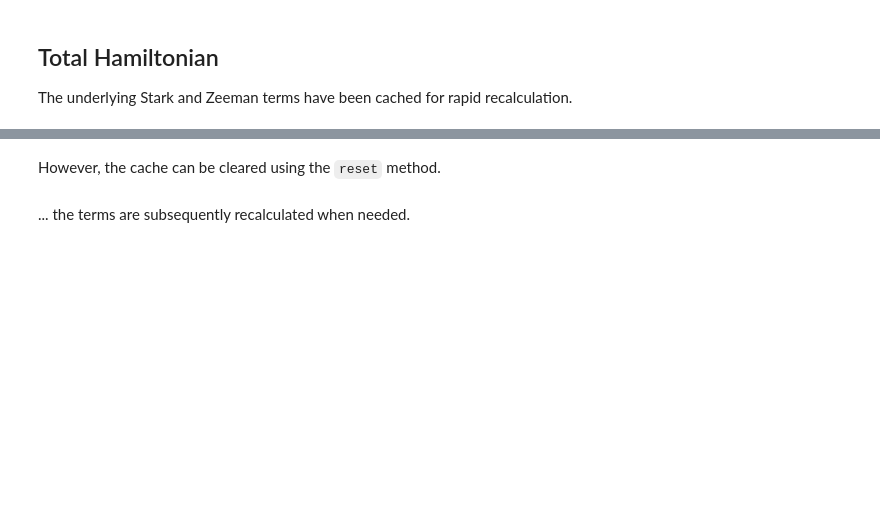
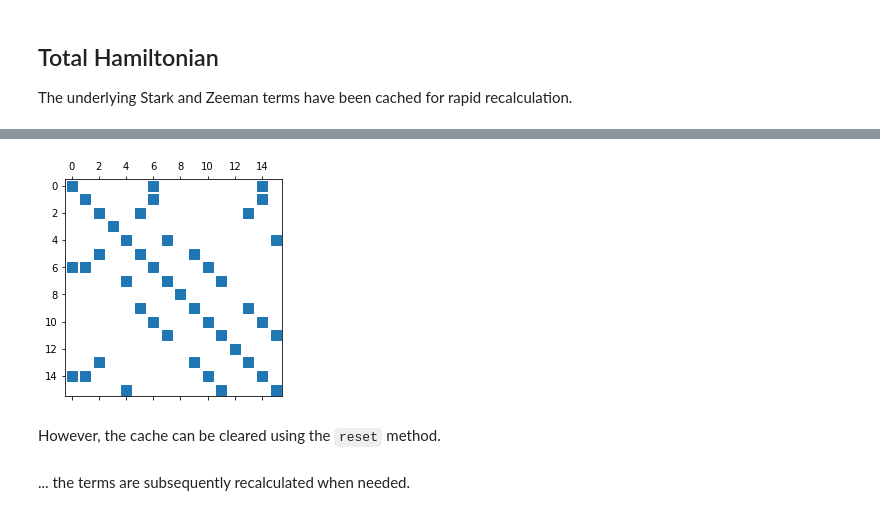
Before and after one commit to ad3ller/pypositronium, a Jupyter notebook: notebooks/Matrices.ipynb, the cells around one changed output, grey strips where cells are left out. Cells and saved outputs as stored; diff of their text form; code cells hidden in the pictures; blank space fills up the shorter version.

```diff
--- a/notebooks/Matrices.ipynb
+++ b/notebooks/Matrices.ipynb
@@ -58,3 +76,7 @@ H.total(Fz=10.9, Bz=0.1)
+# %%
+plt.spy(H.total(Fz=10.9, Bz=0.1));
+# %% [output]
+[figure, added]
 # %% [markdown]
 However, the cache can be cleared using the `reset` method.
 # %%
```
Also changed, not shown: parts of 20 cells of this notebook, 12 other files.
